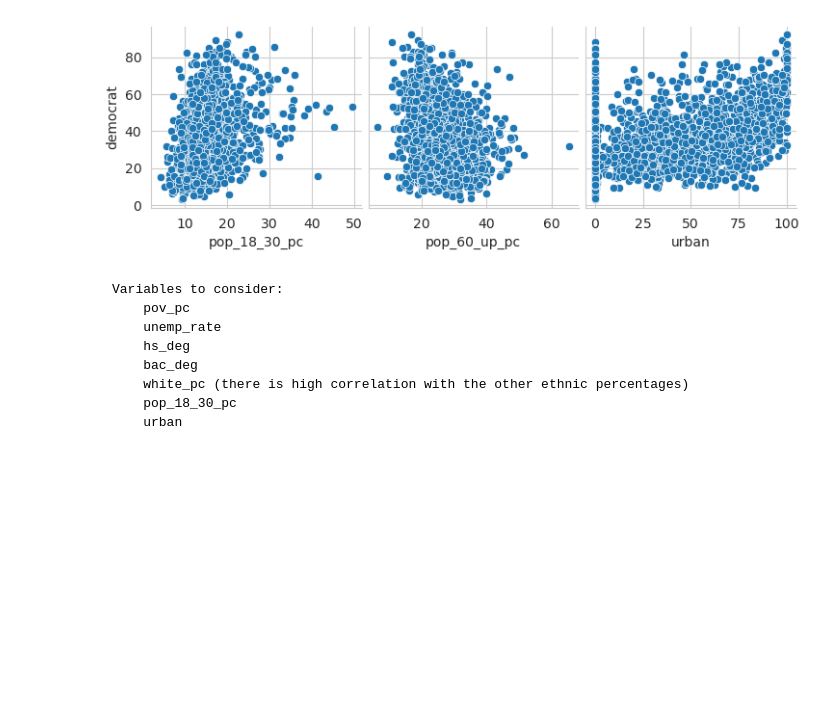
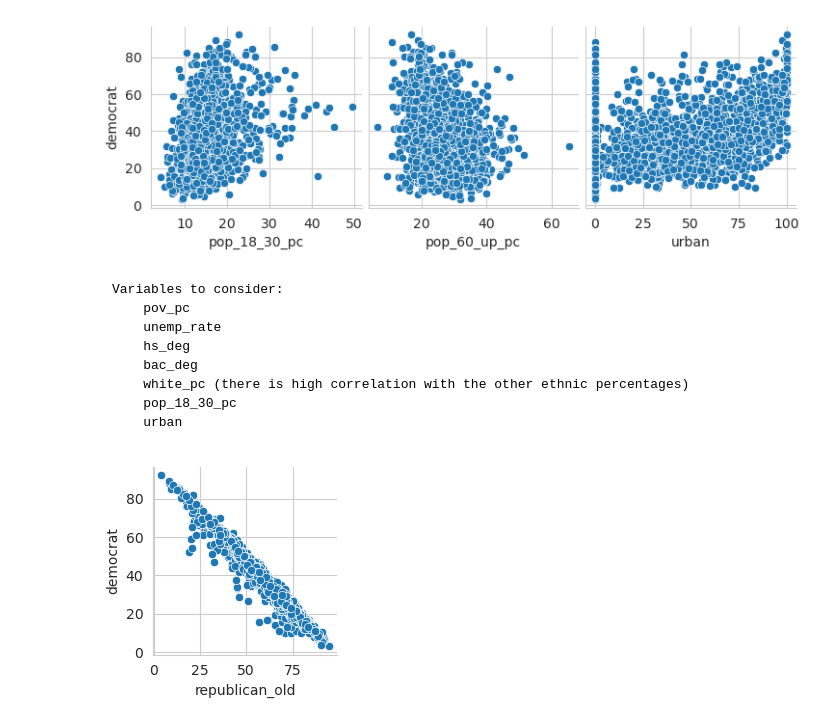
Before and after one commit to srijanrodo/erdos_ds_project, a Jupyter notebook: data_visualization.ipynb, the cells around one changed output. Drawn from its saved outputs; the diff is of its cells as text; code cells hidden in the pictures; blank space fills up the shorter version.

```diff
--- a/data_visualization.ipynb
+++ b/data_visualization.ipynb
@@ -57,6 +59,11 @@ plt.show()
         white_pc (there is high correlation with the other ethnic percentages)
         pop_18_30_pc
         urban
+# %%
+sns.pairplot(data=agg_train,x_vars=['republican_old'],y_vars=['democrat'])
+plt.show()
+# %% [output]
+[figure, added]
 # %%
 agg_train['unemp_bac']=agg_train['unemp_rate']*agg_train['bac_deg']
 agg_train['bac2']=agg_train['bac_deg']**2
```
Also changed, not shown: parts of 7 cells of this notebook, 3 other files.
